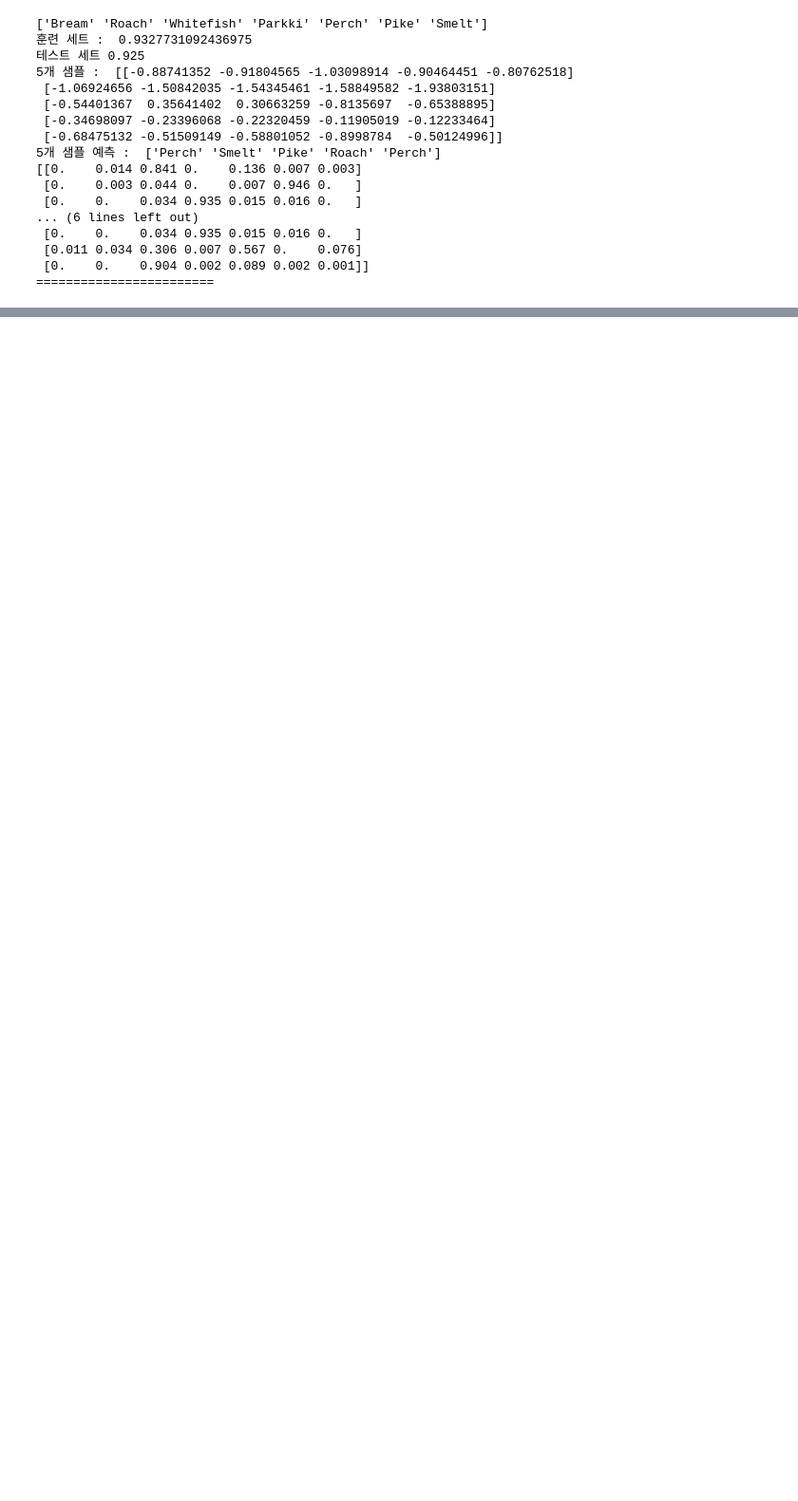
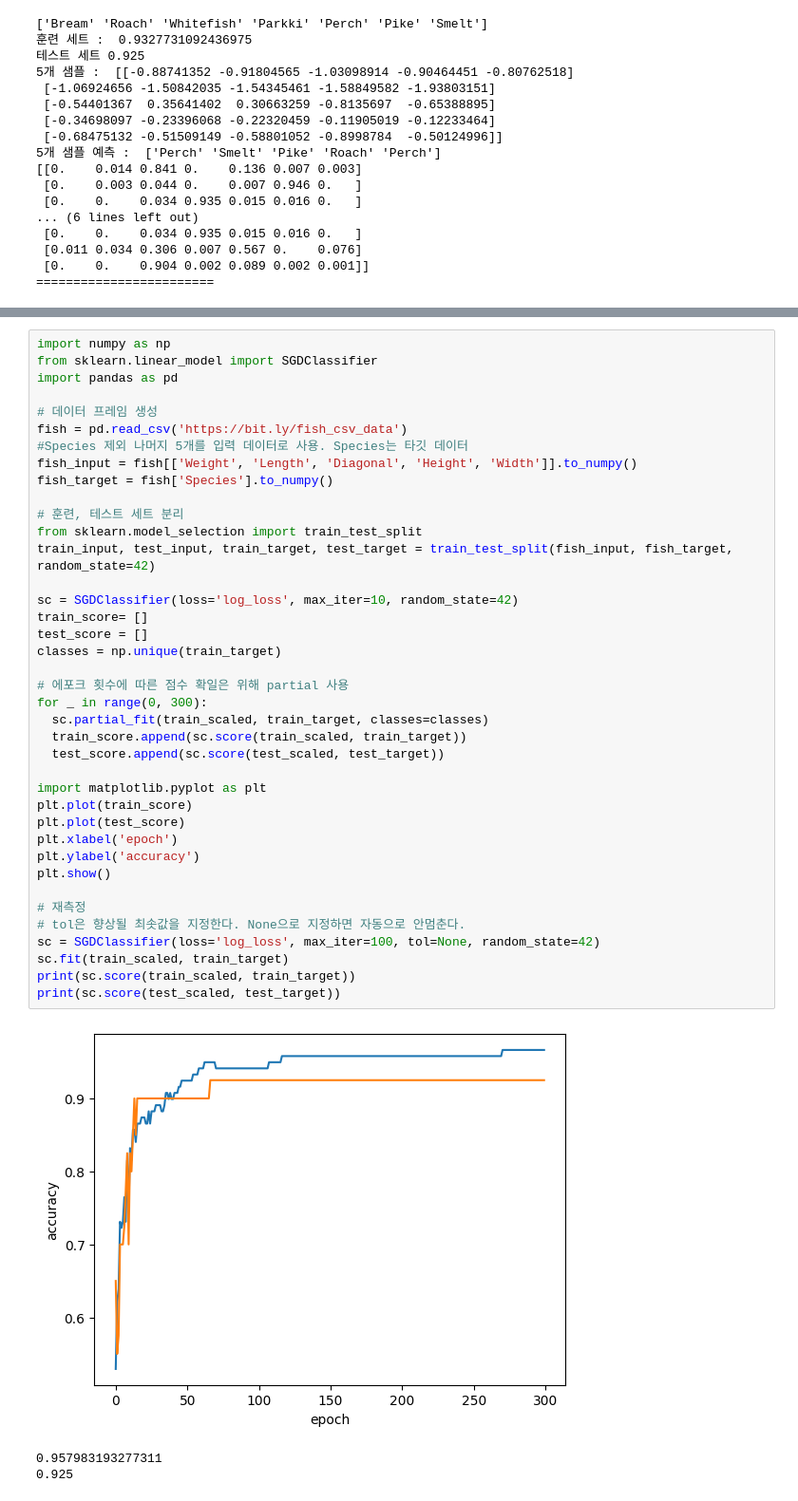
Before and after one commit to dkaskgkdua/ai_study, a Jupyter notebook: ai_test.ipynb, the cells around one changed output, grey strips where cells are left out. Shown: that part at 95% size. Drawn from its saved outputs; the diff is of its cells as text; blank space fills up the shorter version.

```diff
--- a/ai_test.ipynb
+++ b/ai_test.ipynb
@@ -1085,0 +1151,43 @@ print("========================")
+# %%
+import numpy as np
+from sklearn.linear_model import SGDClassifier
+import pandas as pd
+
+# 데이터 프레임 생성
+fish = pd.read_csv('https://bit.ly/fish_csv_data')
+#Species 제외 나머지 5개를 입력 데이터로 사용. Species는 타깃 데이터
+fish_input = fish[['Weight', 'Length', 'Diagonal', 'Height', 'Width']].to_numpy()
+fish_target = fish['Species'].to_numpy()
+
+# 훈련, 테스트 세트 분리
+from sklearn.model_selection import train_test_split
+train_input, test_input, train_target, test_target = train_test_split(fish_input, fish_target, random_state=42)
+
+sc = SGDClassifier(loss='log_loss', max_iter=10, random_state=42)
+train_score= []
+test_score = []
+classes = np.unique(train_target)
+
+# 에포크 횟수에 따른 점수 확일은 위해 partial 사용
+for _ in range(0, 300):
+  sc.partial_fit(train_scaled, train_target, classes=classes)
+  train_score.append(sc.score(train_scaled, train_target))
+  test_score.append(sc.score(test_scaled, test_target))
+
+import matplotlib.pyplot as plt
+plt.plot(train_score)
+plt.plot(test_score)
+plt.xlabel('epoch')
+plt.ylabel('accuracy')
+plt.show()
+
+# 재측정
+# tol은 향상될 최솟값을 지정한다. None으로 지정하면 자동으로 안멈춘다.
+sc = SGDClassifier(loss='log_loss', max_iter=100, tol=None, random_state=42)
+sc.fit(train_scaled, train_target)
+print(sc.score(train_scaled, train_target))
+print(sc.score(test_scaled, test_target))
+# %% [output]
+[figure, added]
+0.957983193277311
+0.925
```
Also changed, not shown: parts of 6 cells of this notebook.
